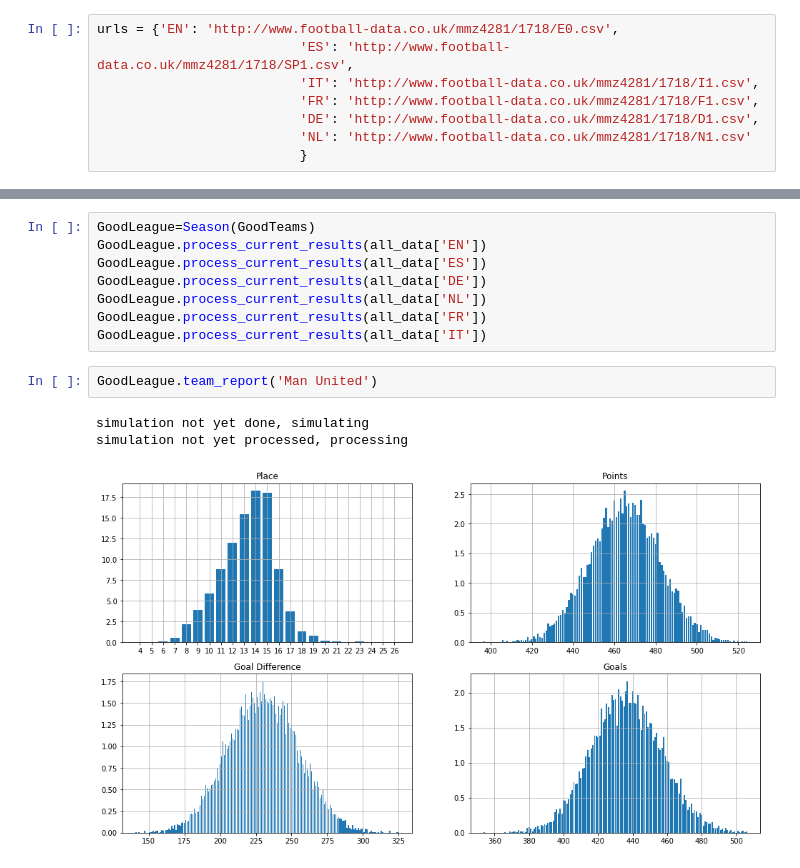
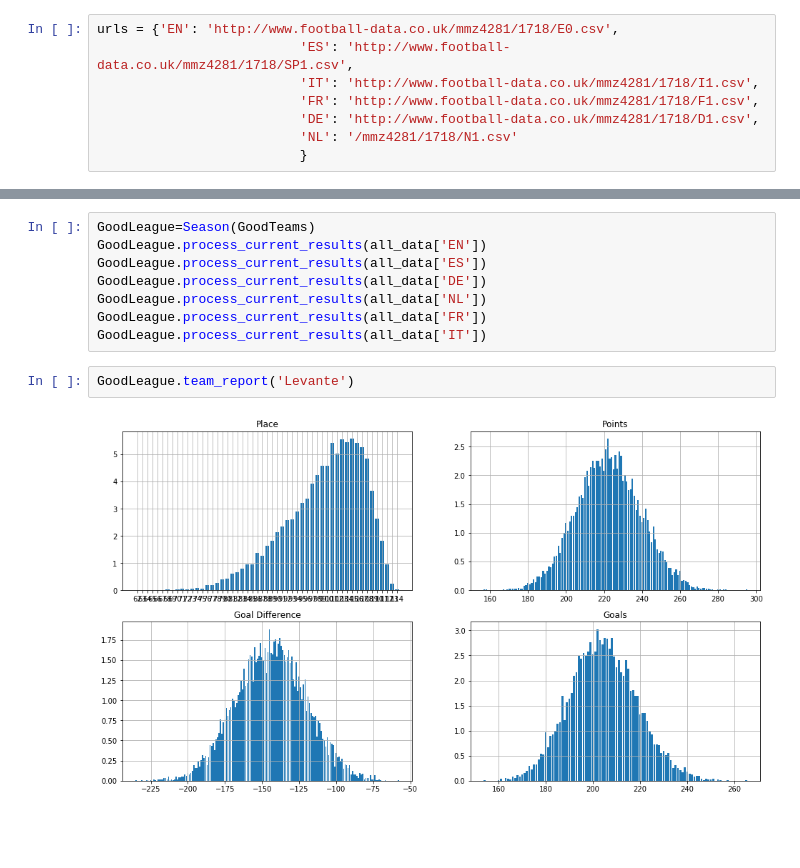
Before and after one commit to tchnvkng/python_notebooks, a Jupyter notebook: premier_league/pl2.ipynb, the cells around one changed output, grey strips where cells are left out. Drawn from its saved outputs; the diff is of its cells as text; blank space fills up the shorter version.

Commit message:
added season report

```diff
--- a/premier_league/pl2.ipynb
+++ b/premier_league/pl2.ipynb
@@ -11,7 +11,7 @@ urls = {'EN': 'http://www.football-data.co.uk/mmz4281/1718/E0.csv',
                           'IT': 'http://www.football-data.co.uk/mmz4281/1718/I1.csv',
                           'FR': 'http://www.football-data.co.uk/mmz4281/1718/F1.csv',
                           'DE': 'http://www.football-data.co.uk/mmz4281/1718/D1.csv',
-                          'NL': 'http://www.football-data.co.uk/mmz4281/1718/N1.csv'
+                          'NL': '/mmz4281/1718/N1.csv'
                           }
 # %%
 all_data=dict()
@@ -335,11 +409,9 @@ GoodLeague.process_current_results(all_data['NL'])
 GoodLeague.process_current_results(all_data['FR'])
 GoodLeague.process_current_results(all_data['IT'])
 # %%
-GoodLeague.team_report('Man United')
+GoodLeague.team_report('Levante')
 # %% [output]
-simulation not yet done, simulating
-simulation not yet processed, processing
-[figure, old version]
+[figure, new version]
 # %%
 GoodLeague.team_report('Man City')
 # %% [output]
```
Also changed, not shown: parts of 9 cells of this notebook, 1 other file.
